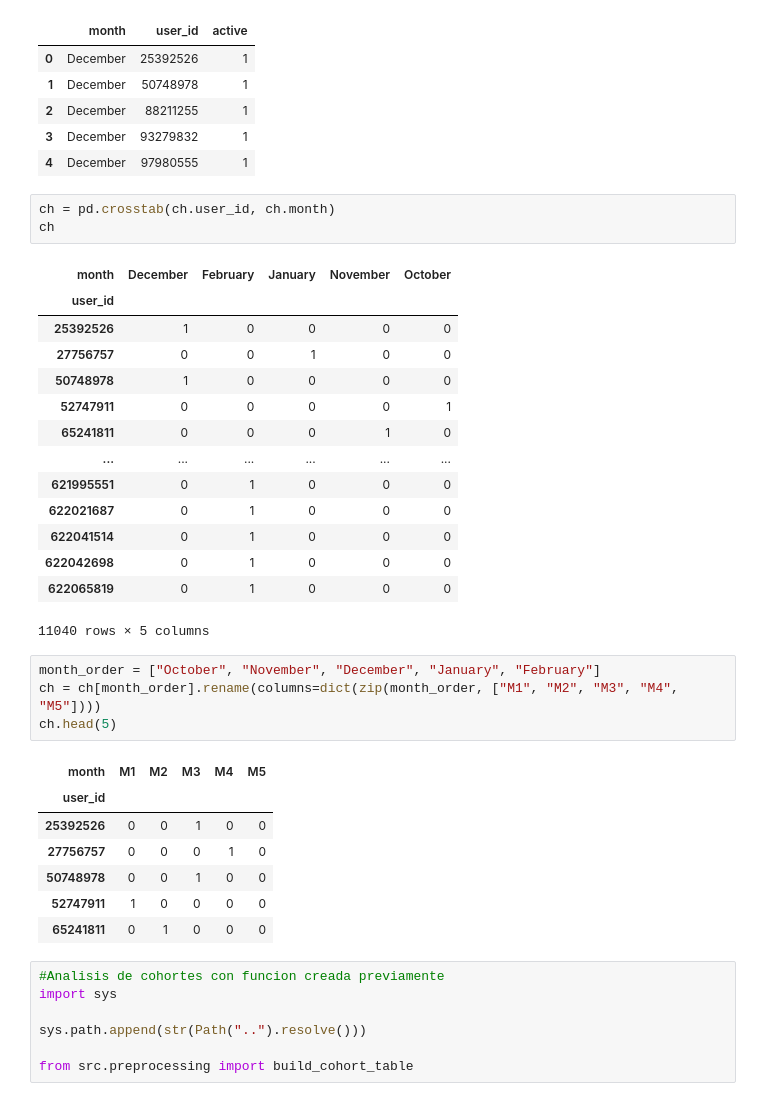
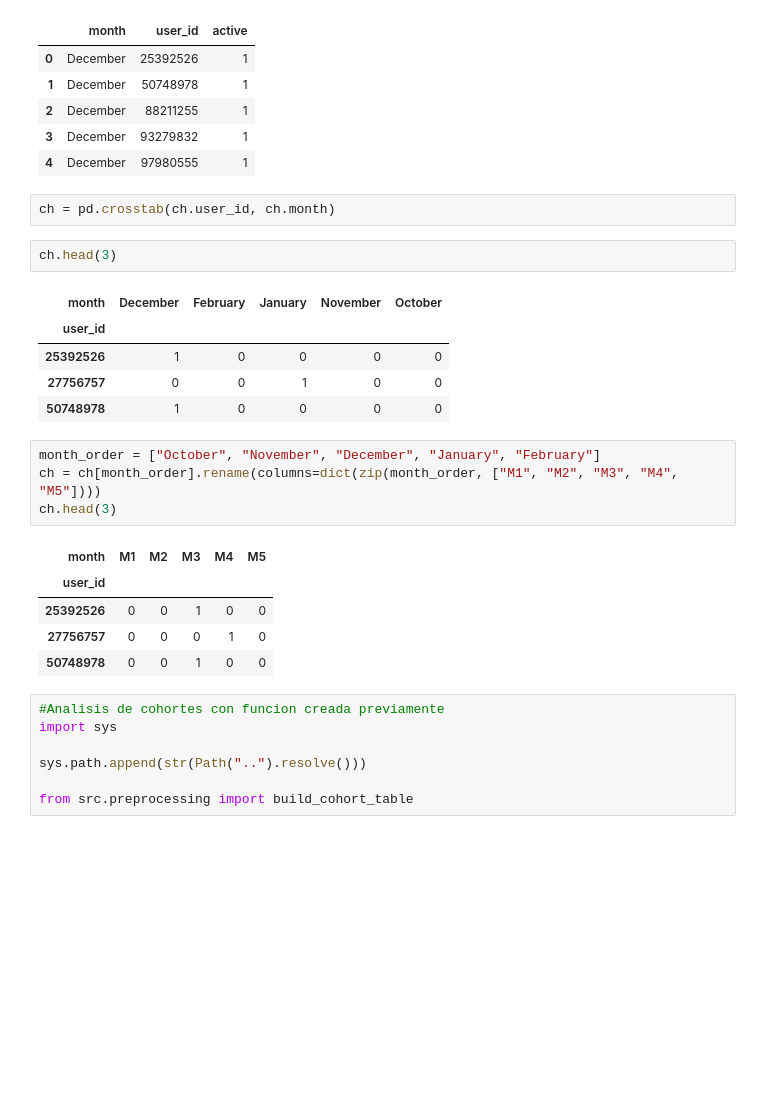
Before and after one commit to jordipsans/ecommerce-growth-analytics, a Jupyter notebook: notebooks/03_CustomerAnalysis.ipynb, the cells around one changed output. Drawn from its saved outputs; the diff is of its cells as text; blank space fills up the shorter version.

```diff
--- a/notebooks/03_CustomerAnalysis.ipynb
+++ b/notebooks/03_CustomerAnalysis.ipynb
@@ -956,34 +921,24 @@ ch.head(5)
 | 4 | December | 97980555 | 1 |
 # %%
 ch = pd.crosstab(ch.user_id, ch.month)
-ch
-# %% [output]
-| month | December | February | January | November | October |
-| user_id |  |  |  |  |  |
-| 25392526 | 1 | 0 | 0 | 0 | 0 |
-| 27756757 | 0 | 0 | 1 | 0 | 0 |
-| 50748978 | 1 | 0 | 0 | 0 | 0 |
-| 52747911 | 0 | 0 | 0 | 0 | 1 |
-| 65241811 | 0 | 0 | 0 | 1 | 0 |
-| ... | ... | ... | ... | ... | ... |
-| 621995551 | 0 | 1 | 0 | 0 | 0 |
-| 622021687 | 0 | 1 | 0 | 0 | 0 |
-| 622041514 | 0 | 1 | 0 | 0 | 0 |
-| 622042698 | 0 | 1 | 0 | 0 | 0 |
-| 622065819 | 0 | 1 | 0 | 0 | 0 |
-11040 rows × 5 columns
+# %%
+ch.head(3)
+# %% [output]
+| month | December | February | January | November | October |
+| user_id |  |  |  |  |  |
+| 25392526 | 1 | 0 | 0 | 0 | 0 |
+| 27756757 | 0 | 0 | 1 | 0 | 0 |
+| 50748978 | 1 | 0 | 0 | 0 | 0 |
 # %%
 month_order = ["October", "November", "December", "January", "February"]
 ch = ch[month_order].rename(columns=dict(zip(month_order, ["M1", "M2", "M3", "M4", "M5"])))
-ch.head(5)
+ch.head(3)
 # %% [output]
 | month | M1 | M2 | M3 | M4 | M5 |
 | user_id |  |  |  |  |  |
 | 25392526 | 0 | 0 | 1 | 0 | 0 |
 | 27756757 | 0 | 0 | 0 | 1 | 0 |
 | 50748978 | 0 | 0 | 1 | 0 | 0 |
-| 52747911 | 1 | 0 | 0 | 0 | 0 |
-| 65241811 | 0 | 1 | 0 | 0 | 0 |
 # %%
 #Analisis de cohortes con funcion creada previamente
 import sys
```
Also changed, not shown: parts of 52 cells of this notebook, 18 other files.
